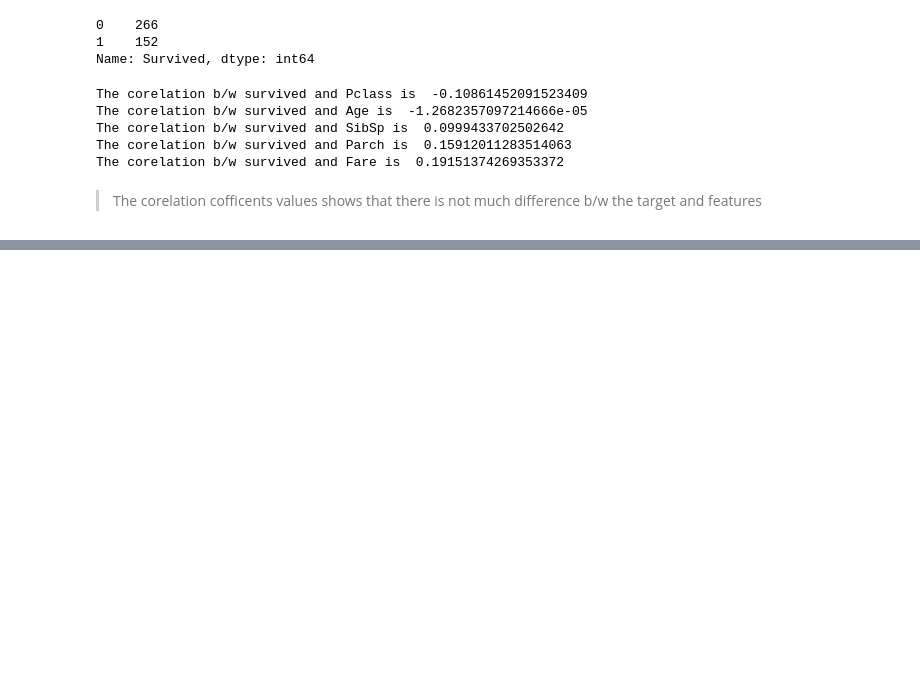
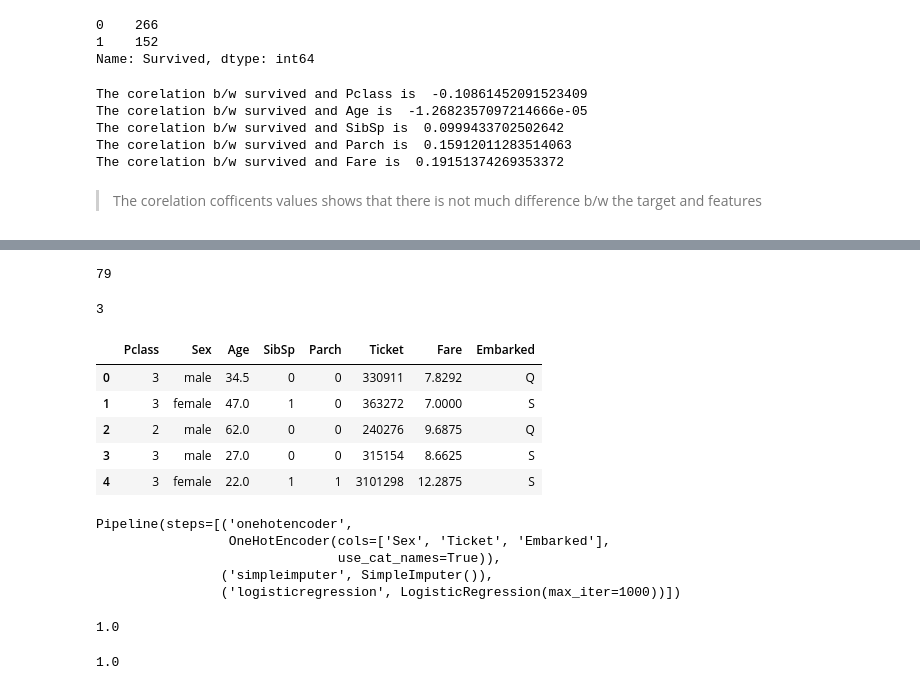
Before and after one commit to Ubaid-Ur-RehmanJ/kaggle-projects, a Jupyter notebook: titanic-classification.ipynb, the cells around one changed output, grey strips where cells are left out. Cells and saved outputs as stored; diff of their text form; code cells hidden in the pictures; blank space fills up the shorter version.

Commit message:
Kaggle Notebook | titanic-classification | Version 2 | Trained data on LogisticRegression model

```diff
--- a/titanic-classification.ipynb
+++ b/titanic-classification.ipynb
@@ -172,0 +186,8 @@ The corelation b/w survived and Fare is  0.19151374269353372
+# %%
+df["Age"].nunique()
+# %% [output]
+79
+# %%
+df["Pclass"].nunique()
+# %% [output]
+3
@@ -172,0 +199,13 @@ The corelation b/w survived and Fare is  0.19151374269353372
+# %%
+target = "Survived"
+y = df[target]
+X = df.drop(columns = target)
+# %%
+X.head()
+# %% [output]
+|  | Pclass | Sex | Age | SibSp | Parch | Ticket | Fare | Embarked |
+| 0 | 3 | male | 34.5 | 0 | 0 | 330911 | 7.8292 | Q |
+| 1 | 3 | female | 47.0 | 1 | 0 | 363272 | 7.0000 | S |
+| 2 | 2 | male | 62.0 | 0 | 0 | 240276 | 9.6875 | Q |
+| 3 | 3 | male | 27.0 | 0 | 0 | 315154 | 8.6625 | S |
+| 4 | 3 | female | 22.0 | 1 | 1 | 3101298 | 12.2875 | S |
@@ -172,0 +219,22 @@ The corelation b/w survived and Fare is  0.19151374269353372
+# %%
+model_lr = make_pipeline(
+    OneHotEncoder(use_cat_names = True), SimpleImputer(),
+    LogisticRegression(max_iter = 1000)
+)
+model_lr.fit(X_train, y_train)
+# %% [output]
+Pipeline(steps=[('onehotencoder',
+                 OneHotEncoder(cols=['Sex', 'Ticket', 'Embarked'],
+                               use_cat_names=True)),
+                ('simpleimputer', SimpleImputer()),
+                ('logisticregression', LogisticRegression(max_iter=1000))])
+# %%
+lr_train_accuracy = model_lr.score(X_train, y_train)
+print(lr_train_accuracy)
+# %% [output]
+1.0
+# %%
+lr_val_accuracy = model_lr.score(X_val, y_val)
+print(lr_val_accuracy)
+# %% [output]
+1.0
```
Also changed, not shown: parts of 8 cells of this notebook.
